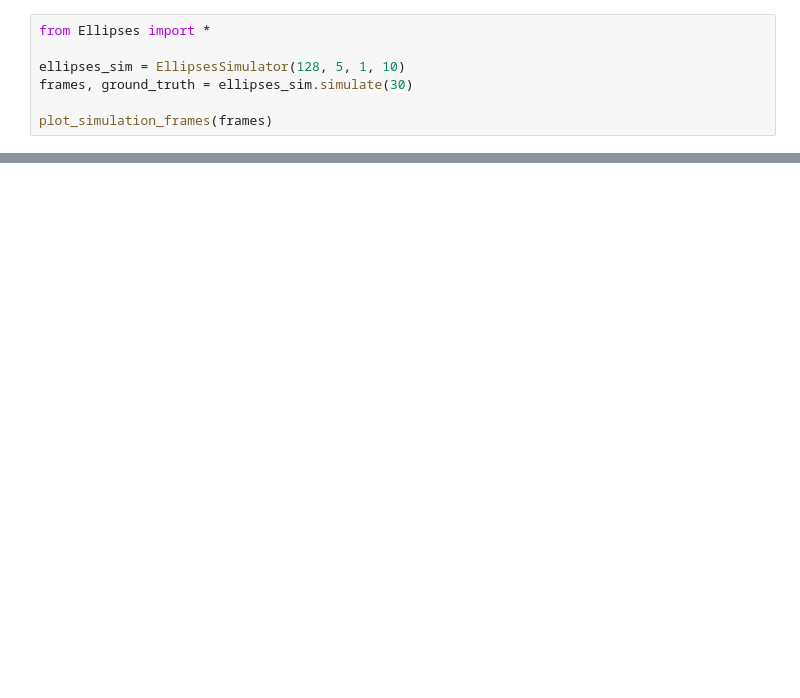
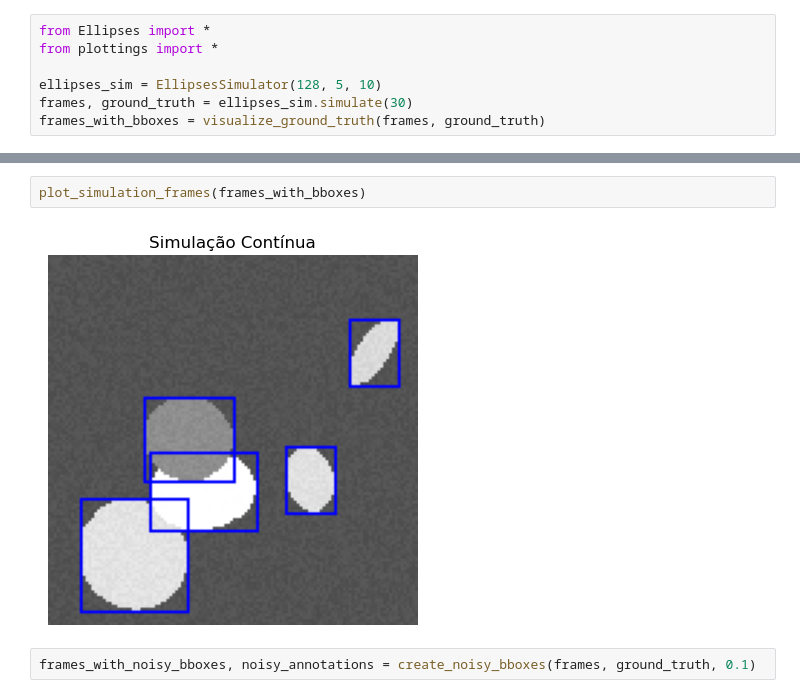
Before and after one commit to WalleriaSimoes/deep-learning-pa2, a Jupyter notebook: script.ipynb, the cells around one changed output, grey strips where cells are left out. Cells and saved outputs as stored; diff of their text form; blank space fills up the shorter version.

```diff
--- a/script.ipynb
+++ b/script.ipynb
@@ -22,7 +30,7 @@ from torchvision.utils import make_grid
 # %%
 from Ellipses import *
+from plottings import *
 
-ellipses_sim = EllipsesSimulator(128, 5, 1, 10)
+ellipses_sim = EllipsesSimulator(128, 5, 10)
 frames, ground_truth = ellipses_sim.simulate(30)
-
-plot_simulation_frames(frames)
+frames_with_bboxes = visualize_ground_truth(frames, ground_truth)
@@ -30,0 +41,6 @@ plot_simulation_frames(frames)
+# %%
+plot_simulation_frames(frames_with_bboxes)
+# %% [output]
+[figure, added]
+# %%
+frames_with_noisy_bboxes, noisy_annotations = create_noisy_bboxes(frames, ground_truth, 0.1)
```
Also changed, not shown: parts of 5 cells of this notebook, 2 other files.
